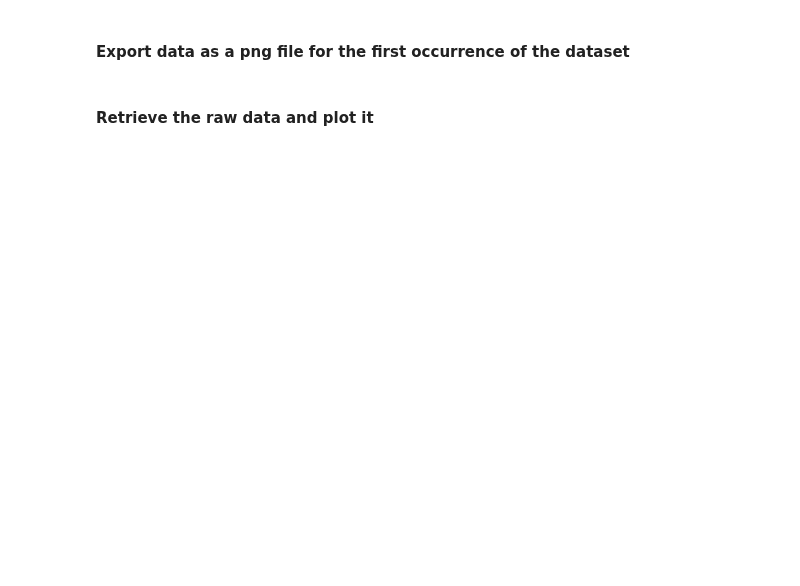
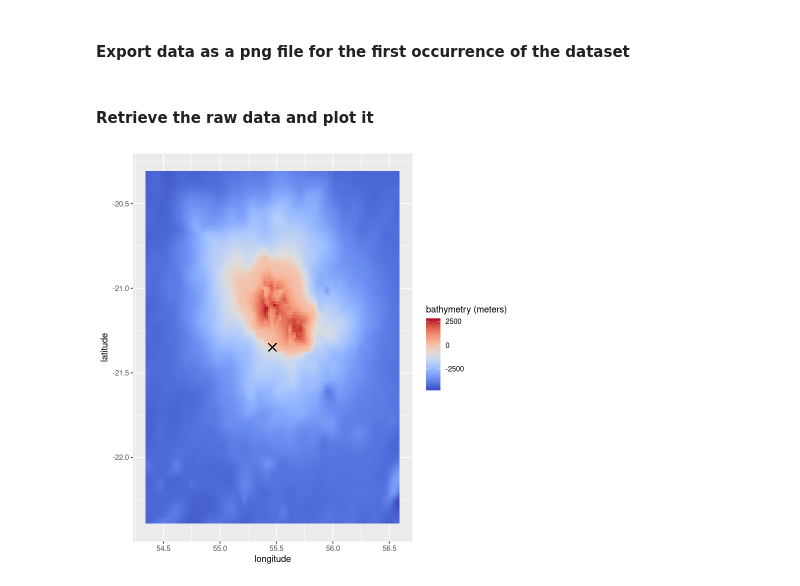
Before and after one commit to IRDG2OI/geoenrich, a Jupyter notebook: docs/source/r-tutorial.ipynb, the cells around one changed output. Drawn from its saved outputs; the diff is of its cells as text; code cells hidden in the pictures; blank space fills up the shorter version.

```diff
--- a/docs/source/r-tutorial.ipynb
+++ b/docs/source/r-tutorial.ipynb
@@ -86,7 +86,9 @@ enrichment$enrich(dataset_ref_areas, var_id, downsample = downsample)
 ## Data retrieval
 # %%
 exports <- import("geoenrich.exports")
+enrichment <- import("geoenrich.enrichment", convert = FALSE)
 dataset_ref <- 'ac_digitifera'
+var_id <- 'bathymetry'
 # %% [markdown]
 #### Check the enrichment status of the dataset.
 # %%
@@ -108,4 +118,25 @@ data <- output$values
 unit <- output$unit
 coords <- output$coords
 
-# To be completed...
+# Retrieve coordinates
+for (c in coords){
+    if (c[[1]] == 'latitude'){
+        lats = c[[2]]}
+    if (c[[1]] == 'longitude'){
+        longs = c[[2]]}}
+
+# Retrieve coordinates of the occurrence
+occurrences <- read.csv(file = paste(enrichment$biodiv_path, dataset_ref,  '.csv', sep = ''), row.names = 1)
+occ_point <- wkt2geojson(occurrences[as.character(occ_id),]$geometry)$geometry$coordinates
+# %%
+colnames(data) <- longs
+rownames(data) <- lats
+data_df <- melt(data)
+colnames(data_df) <- c('latitude', 'longitude', var_id)
+title <- paste(var_id, ' (', unit, ')', sep = '')
+ggplot(data = data_df, aes(x=longitude, y=latitude, fill=eval(as.name(var_id)))) +
+       geom_tile()+
+       scale_fill_gradientn(title,colours=coolwarm(100), guide = "colourbar")+
+       geom_point(aes(x=occ_point[[1]], y=occ_point[[2]]), shape=4, size = 4)
+# %% [output]
+[figure, added]
```
Also changed, not shown: parts of 4 cells of this notebook, 1 other file.
